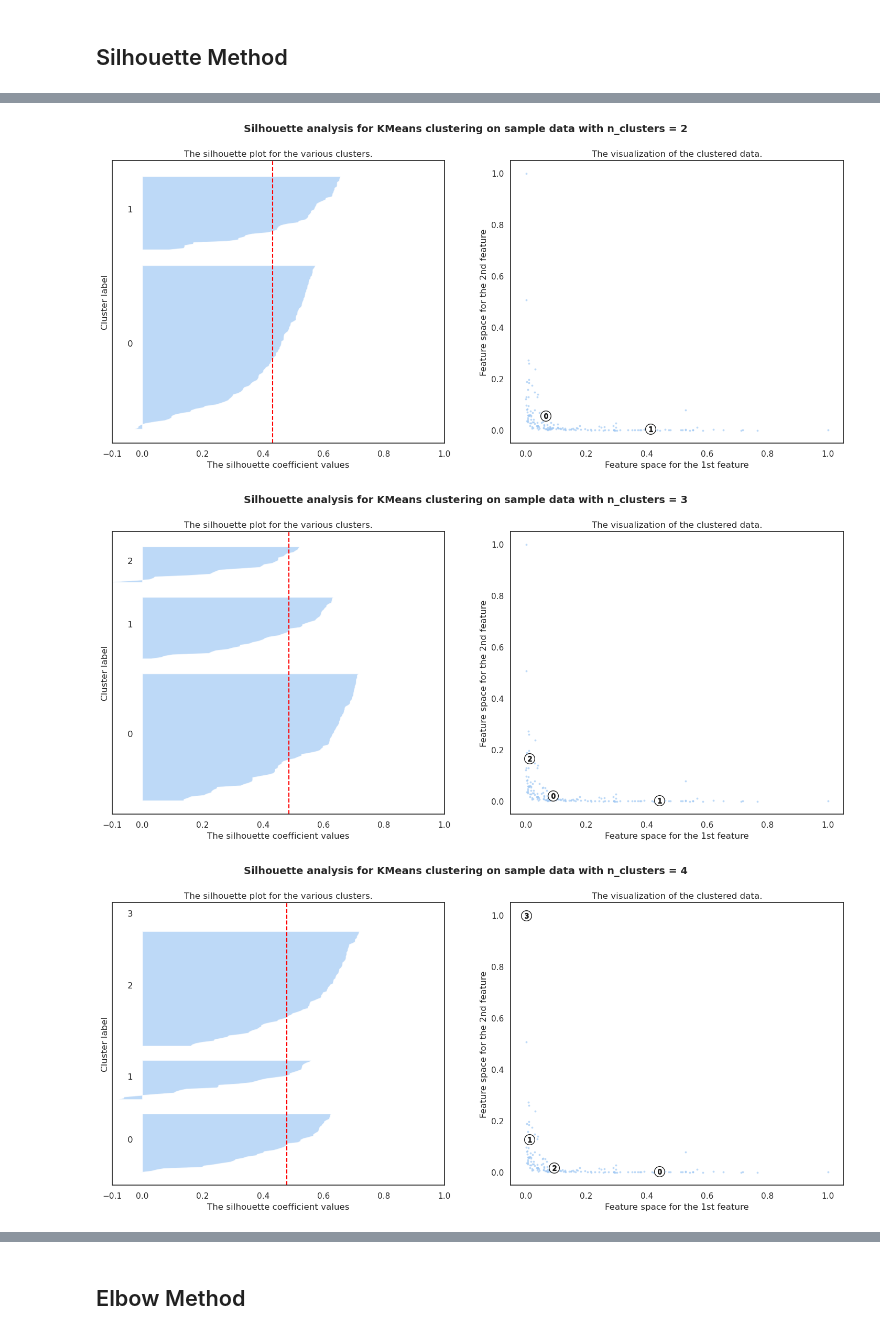
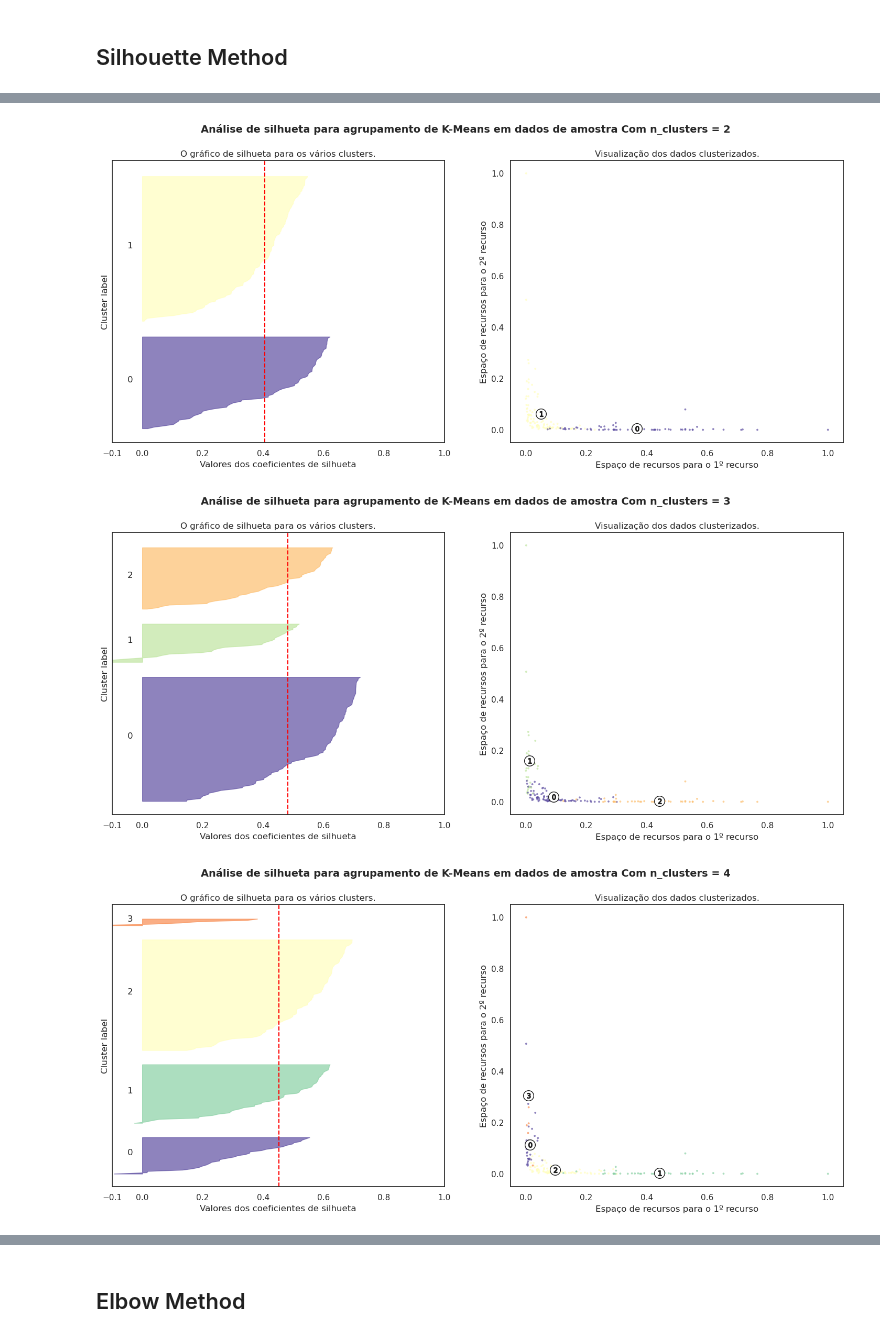
Before and after one commit to higoreller/clustering, a Jupyter notebook: src/portfolio_projects/country_clustering.ipynb, the cells around one changed output, grey strips where cells are left out. Saved outputs shown, nothing was run; the diff lists cells and outputs as text; code cells hidden in the pictures.

```diff
--- a/src/portfolio_projects/country_clustering.ipynb
+++ b/src/portfolio_projects/country_clustering.ipynb
@@ -122,6 +127,6 @@ def plot_clustering(data, labels, title=None):
     plt.tight_layout(rect=[0, 0.03, 1, 0.95])
 # %%
-kmeans = KMeans(n_clusters=6)
+kmeans = KMeans(n_clusters=3)
 kmeans.fit(country_scaled)
 labels = kmeans.labels_
 plot_clustering(country_scaled, labels)
@@ -134,69 +139,67 @@ Deprecated in NumPy 1.20; for more details and guidance: https://numpy.org/devdo
 # %%
+#Obtendo os coeficientes de silhueta para verificar se os dados possuem estrutura razoável para serem clusterizados em 3 clusters
 range_n_clusters = [2, 3, 4, 5, 6]
+
 for n_clusters in range_n_clusters:
-    # Create a subplot with 1 row and 2 columns
+    #Criando um subplot com uma linha e duas colunas
     fig, (ax1, ax2) = plt.subplots(1, 2)
     fig.set_size_inches(18, 7)
-    # The 1st subplot is the silhouette plot
-    # The silhouette coefficient can range from -1, 1 but in this example all
-    # lie within [-0.1, 1]
-    ax1.set_xlim([-0.1, 1])
-    # The (n_clusters+1)*10 is for inserting blank space between silhouette
-    # plots of individual clusters, to demarcate them clearly.
+    #Os coeficientes de silhueta irão variar entre [-0.1, 1]
+    ax1.set_xlim([0, 1])
+    #O (n_clusters+1)*10 é para inserir espaço em branco entre os agrupamentos individuais, para demarcá-los claramente.
     ax1.set_ylim([0, len(country_scaled) + (n_clusters + 1) * 10])
-    # Initialize the clusterer with n_clusters value and a random generator
-    # seed of 10 for reproducibility.
-    clusterer = KMeans(n_clusters=n_clusters, random_state=10)
+    #Inicializando a clusterização com um número n_clusters e com a seed de 33 para assegurar a reprodutibilidade dos resultados
+    clusterer = KMeans(n_clusters=n_clusters, random_state=33)
     cluster_labels = clusterer.fit_predict(country_scaled)
-# The silhouette_score gives the average value for all the samples.
-    # This gives a perspective into the density and separation of the formed
-    # clusters
+    #O silhouette_score dá o valor médio para todas as amostras.
+    #Isso dá uma perspectiva sobre a densidade e separação dos clusters formados.
     silhouette_avg = silhouette_score(country_scaled, cluster_labels)
     print("Para n_clusters =", n_clusters,
           "O score_silhouette médio é :", silhouette_avg)
-    # Compute the silhouette scores for each sample
+    #Calculando as pontuações da silhueta para cada amostra
     sample_silhouette_values = silhouette_samples(country_scaled, cluster_labels)
     y_lower = 10
     for i in range(n_clusters):
-        # Aggregate the silhouette scores for samples belonging to
-        # cluster i, and sort them
+        # Agregando as pontuações de silhueta para amostras pertencentes a i e classificá-las
         ith_cluster_silhouette_values = \
             sample_silhouette_values[cluster_labels == i]
         ith_cluster_silhouette_values.sort()
         size_cluster_i = ith_cluster_silhouette_values.shape[0]
         y_upper = y_lower + size_cluster_i
-        color = plt.nipy_spectral()
+        cmap = cm.get_cmap("Spectral_r")
+        color = cmap(float(i) / n_clusters)
         ax1.fill_betweenx(np.arange(y_lower, y_upper),
                           0, ith_cluster_silhouette_values,
-                          facecolor=color, edgecolor=color,       alpha=0.7)
-        # Label the silhouette plots with their cluster numbers at the middle
+                          facecolor=color, edgecolor=color, alpha=0.7)
+        #Rotulando os gráficos de silhueta com seus números de cluster no meio
         ax1.text(-0.05, y_lower + 0.5 * size_cluster_i, str(i))
-        # Compute the new y_lower for next plot
+        #Calculando o novo y_lower para o próximo gráfico
         y_lower = y_upper + 10  # 10 for the 0 samples
-    ax1.set_title("The silhouette plot for the various clusters.")
-    ax1.set_xlabel("The silhouette coefficient values")
+    ax1.set_title("O gráfico de silhueta para os vários clusters.")
+    ax1.set_xlabel("Valores dos coeficientes de silhueta")
     ax1.set_ylabel("Cluster label")
-    # The vertical line for average silhouette score of all the values
+    #Linha vertical para a pontuação média da silhueta de todos os valores
     ax1.axvline(x=silhouette_avg, color="red", linestyle="--")
-    ax1.set_yticks([])  # Clear the yaxis labels / ticks
+    ax1.set_yticks([])
     ax1.set_xticks([-0.1, 0, 0.2, 0.4, 0.6, 0.8, 1])
-    # 2nd Plot showing the actual clusters formed
-    colors = plt.nipy_spectral()
+    #2º gráfico mostrando os clusters reais formados
+    cmap = cm.get_cmap("Spectral_r")
+    colors = cmap(cluster_labels.astype(float) / n_clusters)
     ax2.scatter(country_scaled[:, 0], country_scaled[:, 1], marker='.', s=30, lw=0, alpha=0.7,
                 c=colors, edgecolor='k')
-    # Labeling the clusters
+    #Rotulando os clusters
     centers = clusterer.cluster_centers_
-    # Draw white circles at cluster centers
+    #Desenhando círculos brancos nos centros dos clusters
     ax2.scatter(centers[:, 0], centers[:, 1], marker='o',
                 c="white", alpha=1, s=200, edgecolor='k')
     for i, c in enumerate(centers):
         ax2.scatter(c[0], c[1], marker='$%d$' % i, alpha=1,
                     s=50, edgecolor='k')
-    ax2.set_title("The visualization of the clustered data.")
-    ax2.set_xlabel("Feature space for the 1st feature")
-    ax2.set_ylabel("Feature space for the 2nd feature")
-    plt.suptitle(("Silhouette analysis for KMeans clustering on sample data "
-                  "with n_clusters = %d" % n_clusters),
+    ax2.set_title("Visualização dos dados clusterizados.")
+    ax2.set_xlabel("Espaço de recursos para o 1º recurso")
+    ax2.set_ylabel("Espaço de recursos para o 2º recurso")
+    plt.suptitle(("Análise de silhueta para agrupamento de K-Means em dados de amostra "
+                  "Com n_clusters = %d" % n_clusters),
                  fontsize=14, fontweight='bold')
 plt.show()
 # %% [output]
@@ -208,3 +211,3 @@ Para n_clusters = 6 O score_silhouette médio é : 0.3376363516024061
-[figure, old version]
+[figure, new version]
-[figure, old version]
+[figure, new version]
-[figure, old version]
+[figure, new version]
```
Also changed, not shown: parts of 18 cells of this notebook.
